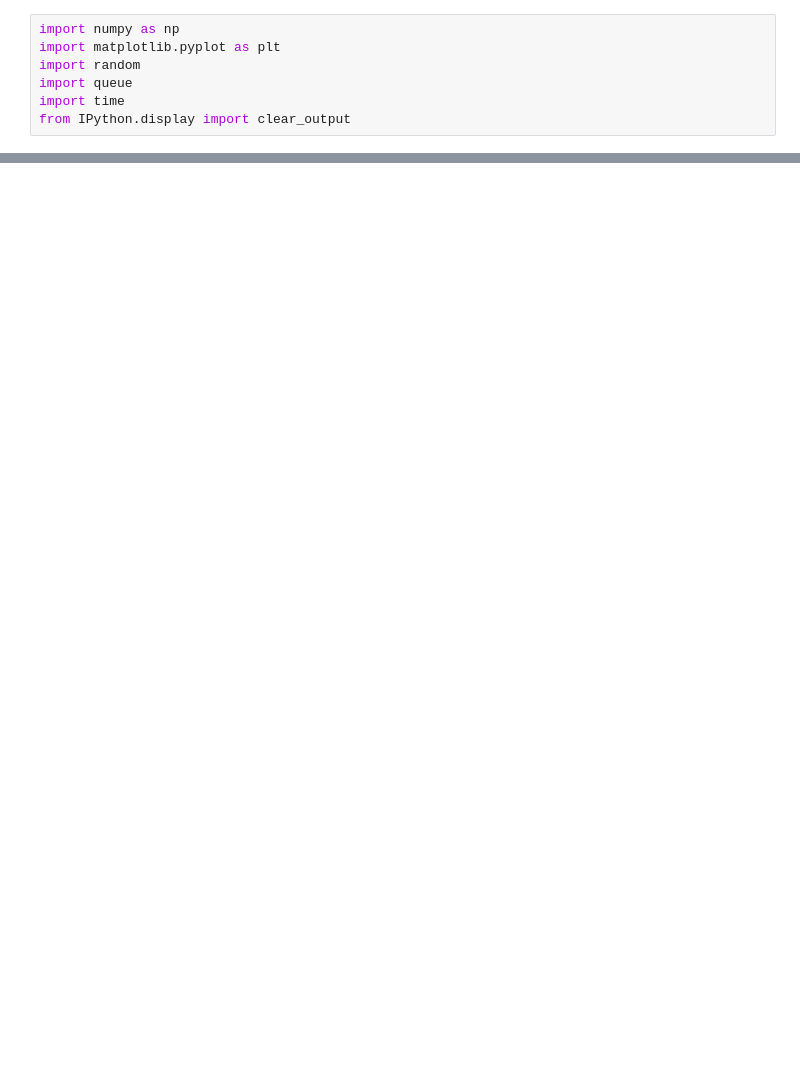
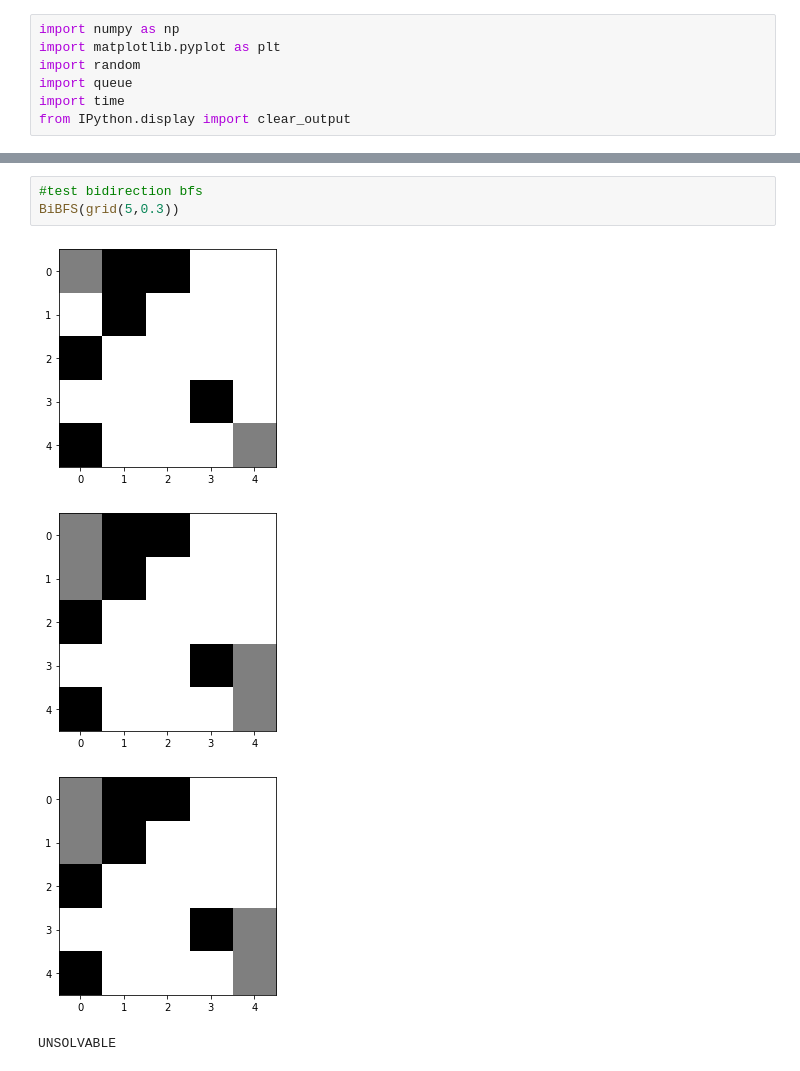
Before and after one commit to ilanazane/AI-Maze-Runner, a Jupyter notebook: AI Project 1.ipynb, the cells around one changed output, grey strips where cells are left out. Cells and saved outputs as stored; diff of their text form; blank space fills up the shorter version.

```diff
--- a/AI Project 1.ipynb
+++ b/AI Project 1.ipynb
@@ -212,0 +1060,8 @@ BFS(grid(15,0.2))
+# %%
+#test bidirection bfs
+BiBFS(grid(5,0.3))
+# %% [output]
+[figure, added]
+[figure, added]
+[figure, added]
+UNSOLVABLE
```
Also changed, not shown: parts of 16 cells of this notebook.
